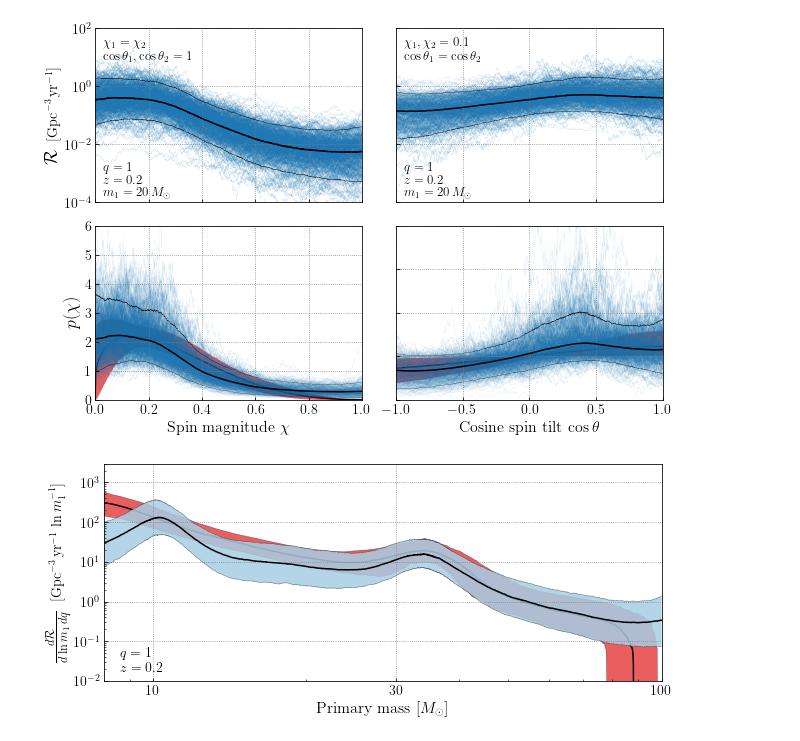
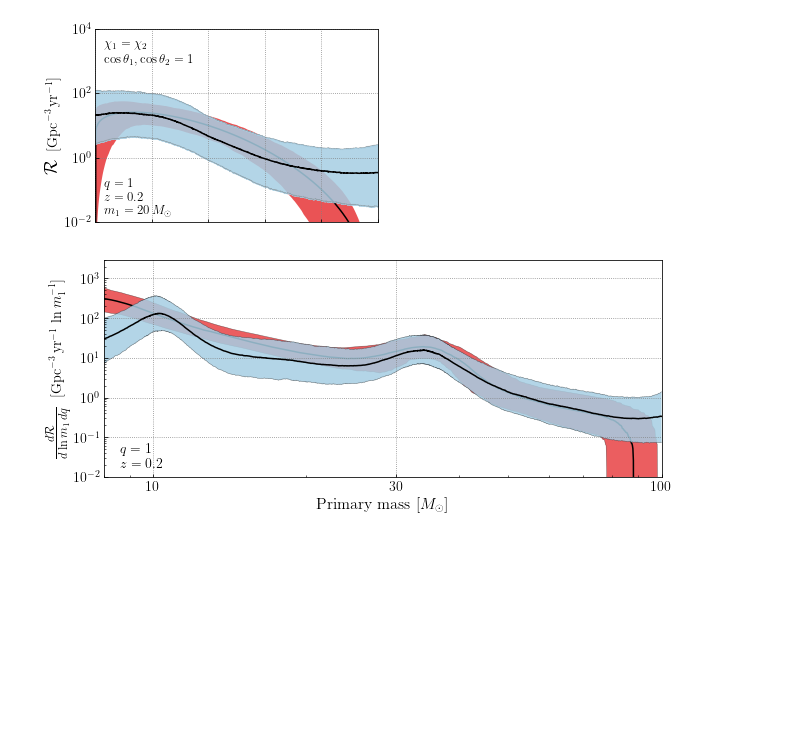
Before and after one commit to tcallister/autoregressive-bbh-inference, a Jupyter notebook: figures/ar_chi_cost.ipynb, the cells around one changed output. Drawn from its saved outputs; the diff is of its cells as text; code cells hidden in the pictures; blank space fills up the shorter version.

```diff
--- a/figures/ar_chi_cost.ipynb
+++ b/figures/ar_chi_cost.ipynb
@@ -82,27 +316,30 @@ fig = plt.figure(figsize=(9,6))
 ax = fig.add_subplot(221)
 ax.set_rasterization_zorder(1)
 
-dR_dchi_cost1 = R_ref[:,np.newaxis]*f_cost1[:,np.newaxis]**2*f_chis**2
+ax.plot(chis,np.median(dR_dchi_cost1,axis=0),color='black')
+ax.plot(chis,np.quantile(dR_dchi_cost1,0.05,axis=0),color='grey',lw=0.5,alpha=0.5)
+ax.plot(chis,np.quantile(dR_dchi_cost1,0.95,axis=0),color='grey',lw=0.5,alpha=0.5)
+ax.fill_between(chis,
+                np.quantile(dR_dchi_cost1,0.05,axis=0),
+                np.quantile(dR_dchi_cost1,0.95,axis=0),
+                color='#a6cee3',alpha=0.85,zorder=-1)
 
-for i in np.random.choice(range(dR_dchi_cost1.shape[0]),size=500,replace=False):
-    ax.plot(chis,dR_dchi_cost1[i,:],color='#1f78b4',alpha=0.2,lw=0.2,zorder=0)
-
-ax.plot(chis,np.median(dR_dchi_cost1,axis=0),color='black')
-ax.plot(chis,np.quantile(dR_dchi_cost1,0.05,axis=0),color='black',lw=0.3)
-ax.plot(chis,np.quantile(dR_dchi_cost1,0.95,axis=0),color='black',lw=0.3)
+ax.plot(lvk_chi_grid,np.mean(lvk_R_chi,axis=0),color='black',zorder=-2)
+#ax.plot(lvk_chi_grid,np.quantile(lvk_R_chi,0.05,axis=0),color='#e31a1c',zorder=1,lw=0.5)
+#ax.plot(lvk_chi_grid,np.quantile(lvk_R_chi,0.95,axis=0),color='#e31a1c',zorder=1,lw=0.5)
+ax.fill_between(lvk_chi_grid,
+                np.quantile(lvk_R_chi,0.05,axis=0),
+                np.quantile(lvk_R_chi,0.95,axis=0),
+                color='#e31a1c',alpha=0.75,zorder=-3,lw=0)
 
 ax.tick_params(labelsize=14)
 ax.set_xlim(0,1)
-ax.set_ylim(1e-4,1e2)
+ax.set_ylim(1e-2,1e4)
 ax.set_yscale('log')
 ax.set_xticklabels([])
 
 ax.text(0.03,0.92,r'$\chi_1 = \chi_2$',horizontalalignment='left',verticalalignment='center', transform=ax.transAxes,fontsize=13)
 ax.text(0.03,0.84,r'$\cos\theta_1,\cos\theta_2 = 1$',horizontalalignment='left',verticalalignment='center', transform=ax.transAxes,fontsize=13)
-
-#ax.text(0.84,0.94,r'$q=1$',horizontalalignment='left',verticalalignment='center', transform=ax.transAxes,fontsize=14)
-#ax.text(0.80,0.86,r'$z=0.2$',horizontalalignment='left',verticalalignment='center', transform=ax.transAxes,fontsize=14)
-#ax.text(0.71,0.78,r'$m_1=20\,M_\odot$',horizontalalignment='left',verticalalignment='center', transform=ax.transAxes,fontsize=14)
 
 ax.text(0.03,0.20,r'$q=1$',horizontalalignment='left',verticalalignment='center', transform=ax.transAxes,fontsize=13)
 ax.text(0.03,0.13,r'$z=0.2$',horizontalalignment='left',verticalalignment='center', transform=ax.transAxes,fontsize=13)
@@ -111,21 +348,24 @@ ax.text(0.03,0.06,r'$m_1=20\,M_\odot$',horizontalalignment='left',verticalalignm
 ax.set_ylabel(r'$\mathcal{R}$ \,{\Large[$\mathrm{Gpc}^{-3}\,\mathrm{yr}^{-1}$]}',fontsize=18)
 
 #########################
-ax = fig.add_subplot(222)
+"""ax = fig.add_subplot(222)
 ax.set_rasterization_zorder(1)
 
-dR_dcost_a01 = R_ref[:,np.newaxis]*f_a01[:,np.newaxis]**2*f_costs**2
+ax.plot(costs,np.median(dR_dcost_a01,axis=0),color='black')
+ax.fill_between(costs,
+                np.quantile(dR_dcost_a01,0.05,axis=0),
+                np.quantile(dR_dcost_a01,0.95,axis=0),
+                color='#1f78b4',alpha=0.75)
 
-for i in np.random.choice(range(dR_dcost_a01.shape[0]),size=500,replace=False):
-    ax.plot(costs,dR_dcost_a01[i,:],color='#1f78b4',alpha=0.2,lw=0.2,zorder=0)
-
-ax.plot(costs,np.median(dR_dcost_a01,axis=0),color='black')
-ax.plot(costs,np.quantile(dR_dcost_a01,0.05,axis=0),color='black',lw=0.3)
-ax.plot(costs,np.quantile(dR_dcost_a01,0.95,axis=0),color='black',lw=0.3)
+ax.plot(lvk_cost_grid,np.mean(lvk_R_cost,axis=0),color='black',zorder=-1)
+ax.fill_between(lvk_cost_grid,
+                np.quantile(lvk_R_cost,0.05,axis=0),
+                np.quantile(lvk_R_cost,0.95,axis=0),
+                color='#e31a1c',alpha=0.7,zorder=-2,lw=0)
 
 ax.tick_params(labelsize=14)
 ax.set_xlim(-1,1)
-ax.set_ylim(1e-4,1e2)
+ax.set_ylim(1e-2,1e4)
 ax.set_yscale('log')
 ax.set_xticklabels([])
 ax.set_yticklabels([])
@@ -141,14 +381,11 @@ ax.text(0.03,0.06,r'$m_1=20\,M_\odot$',horizontalalignment='left',verticalalignm
 ax = fig.add_subplot(223)
 ax.set_rasterization_zorder(1)
 
-p_chi = f_chis/np.trapz(f_chis,chis)[:,np.newaxis]
-
-for i in np.random.choice(range(p_chi.shape[0]),size=500,replace=False):
-    ax.plot(chis,p_chi[i,:],color='#1f78b4',alpha=0.2,lw=0.1,zorder=0)
-
 ax.plot(chis,np.mean(p_chi,axis=0),color='black')
-ax.plot(chis,np.quantile(p_chi,0.05,axis=0),color='black',lw=0.2)
-ax.plot(chis,np.quantile(p_chi,0.95,axis=0),color='black',lw=0.2)
+ax.fill_between(chis,
+                np.quantile(p_chi,0.05,axis=0),
+                np.quantile(p_chi,0.95,axis=0),
+                color='#1f78b4',alpha=0.75)
 
 ax.plot(lvk_chi_grid,np.mean(lvk_p_chis,axis=0),color='black',zorder=-1)
 ax.fill_between(lvk_chi_grid,
@@ -157,44 +394,41 @@ ax.fill_between(lvk_chi_grid,
                 color='#e31a1c',alpha=0.7,zorder=-2,lw=0)
 
 ax.tick_params(labelsize=14)
 ax.set_xlim(0,1)
-ax.set_ylim(0,6)
+ax.set_ylim(0,5)
 #ax.set_yscale('log')
 
 ax.set_xlabel('Spin magnitude $\chi$',fontsize=16)
 ax.set_ylabel(r'$p(\chi)$',fontsize=18)
 
 #########################
 ax = fig.add_subplot(224)
 ax.set_rasterization_zorder(1)
 
-p_cost = f_costs/np.trapz(f_costs,costs)[:,np.newaxis]
-
-for i in np.random.choice(range(p_cost.shape[0]),size=500,replace=False):
-    ax.plot(costs,p_cost[i,:],color='#1f78b4',alpha=0.2,lw=0.1,zorder=0)
-
 ax.plot(costs,np.mean(p_cost,axis=0),color='black')
-ax.plot(costs,np.quantile(p_cost,0.05,axis=0),color='black',lw=0.2)
-ax.plot(costs,np.quantile(p_cost,0.95,axis=0),color='black',lw=0.2)
+ax.fill_between(costs,
+                np.quantile(p_cost,0.05,axis=0),
+                np.quantile(p_cost,0.95,axis=0),
+                color='#1f78b4',alpha=0.75)
 
 ax.plot(lvk_cost_grid,np.mean(lvk_p_costs,axis=0),color='black',zorder=-1)
 ax.fill_between(lvk_cost_grid,
                 np.quantile(lvk_p_costs,0.05,axis=0),
                 np.quantile(lvk_p_costs,0.95,axis=0),
                 color='#e31a1c',alpha=0.7,zorder=-2,lw=0)
 
 ax.tick_params(labelsize=14)
 ax.set_xlim(-1,1)
-ax.set_ylim(0,2)
+ax.set_ylim(0,1.5)
 ax.set_yticklabels([])
 
-ax.set_xlabel('Cosine spin tilt $\cos \\theta$',fontsize=16)
+ax.set_xlabel('Cosine spin tilt $\cos \\theta$',fontsize=16)"""
 
 #plt.savefig('lnm1.pdf',bbox_inches='tight',dpi=200)
 plt.tight_layout()
 plt.show()
 # %% [output]
-[figure, old version]
+[figure, new version]
 # %%
 fig,ax = plt.subplots(figsize=(10,4))
 ax.set_rasterization_zorder(1)
```
Also changed, not shown: parts of 2 cells of this notebook, 3 other files.
